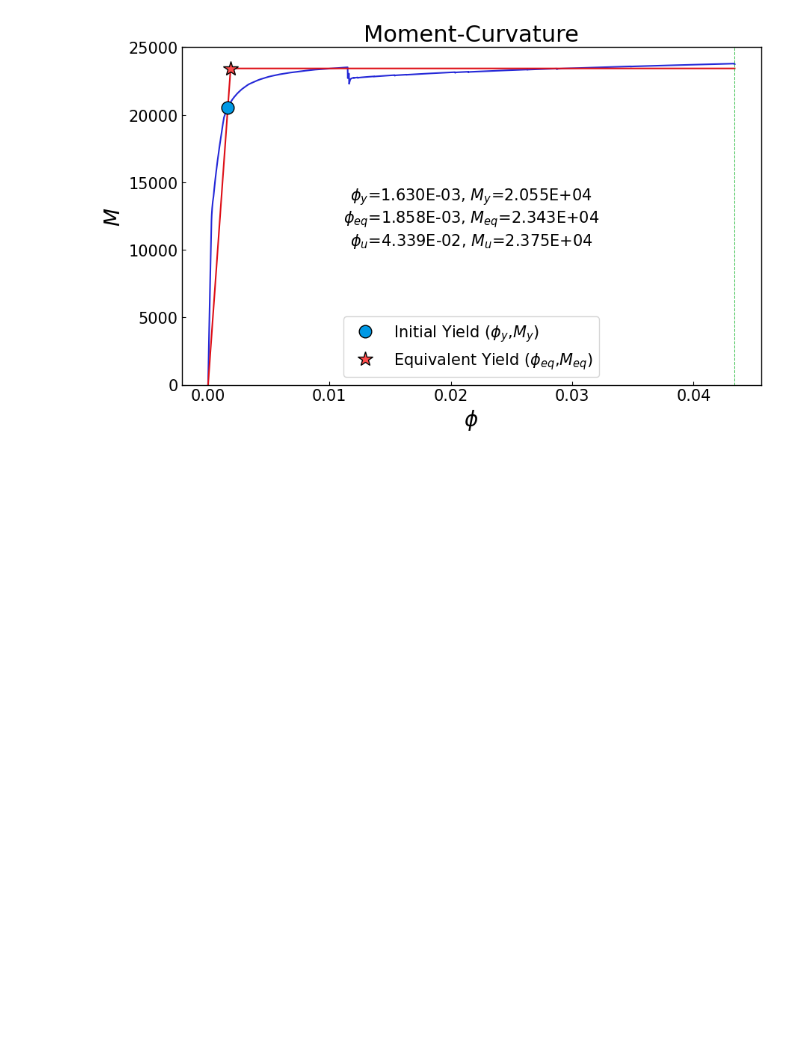
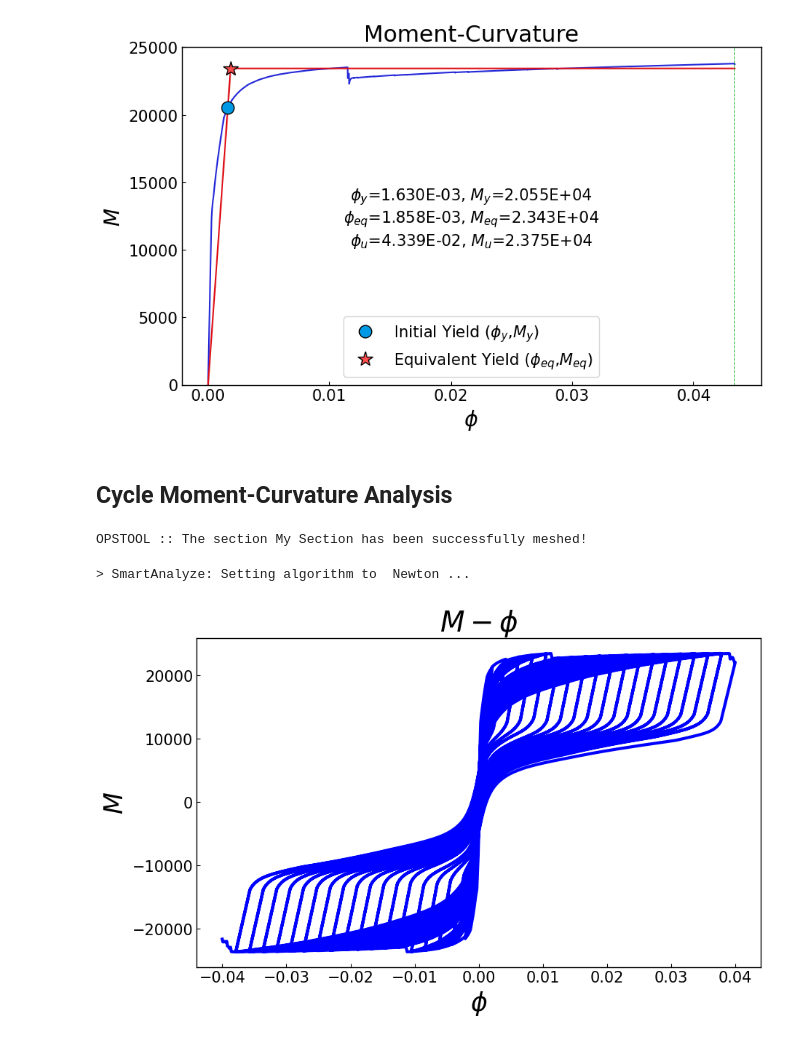
Before and after one commit to yexiang1992/opstool, a Jupyter notebook: docs/src/analysis/mc_analysis.ipynb, the cells around one changed output. Saved outputs shown, nothing was run; the diff lists cells and outputs as text; code cells hidden in the pictures; blank space fills up the shorter version.

Commit message:
feat: add cycle M-Phi analysis

```diff
--- a/docs/src/analysis/mc_analysis.ipynb
+++ b/docs/src/analysis/mc_analysis.ipynb
@@ -139,3 +137,28 @@ phi_eq, M_eq = MC.bilinearize(phiy, My, phiu, plot=True)
 plt.show()
 # %% [output]
 [figure]
+# %% [markdown]
+## Cycle Moment-Curvature Analysis
+# %%
+SEC = create_section()
+sec_tag = 1
+SEC.to_opspy_cmds(secTag=sec_tag, GJ=100000)
+# %% [output]
+OPSTOOL :: The section My Section has been successfully meshed!
+# %%
+MC = opst.anlys.MomentCurvature(sec_tag=1, axial_force=-20000)
+MC.set_cycle_path(max_phi=0.04, n_cycle=20, n_hold=2)
+MC.analyze(
+    axis="y",
+    cycle_analyze=True,
+    incr_phi=1e-4,
+    limit_peak_ratio=0.8,
+    smart_analyze=True,
+)
+# %% [output]
+> SmartAnalyze: Setting algorithm to  Newton ...
+# %%
+MC.plot_M_phi()
+plt.show()
+# %% [output]
+[figure, added]
```
Also changed, not shown: parts of 6 cells of this notebook, 1 other file.
